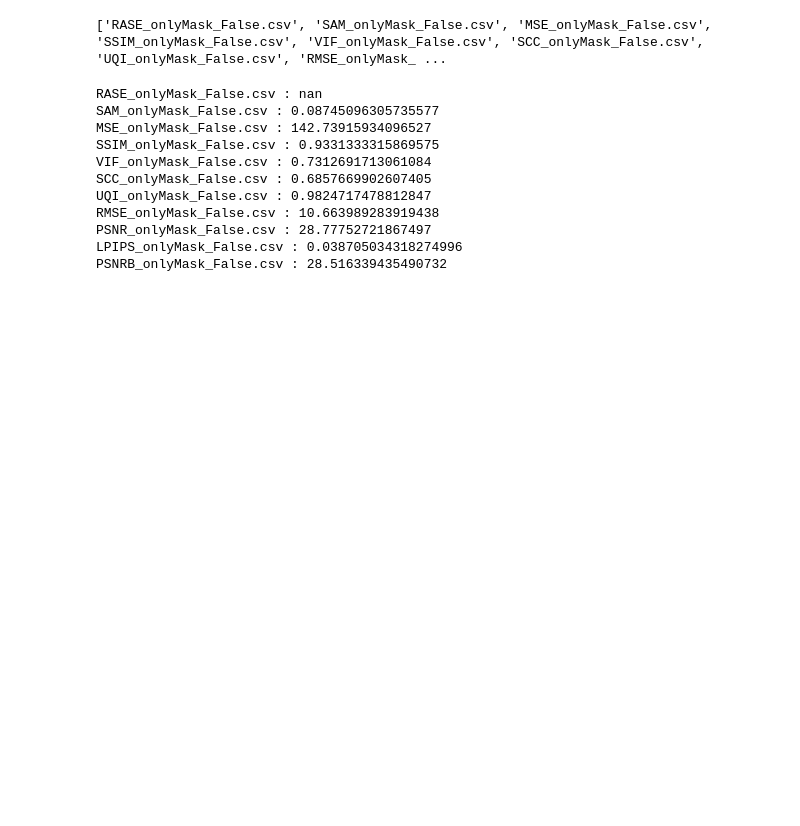
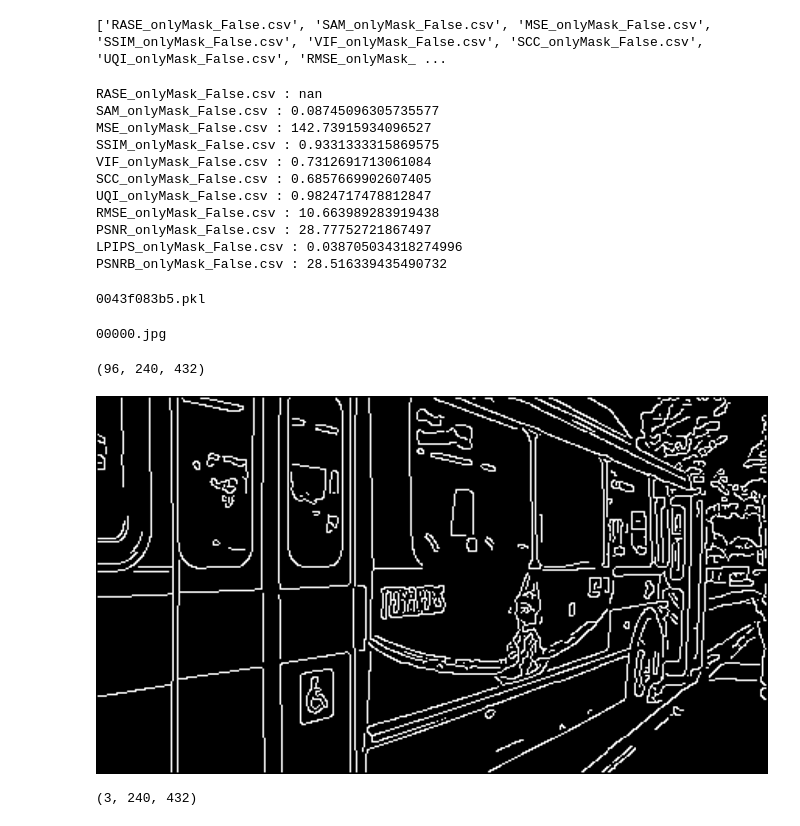
Before and after one commit to BensonYang1999/Thesis, a Jupyter notebook: playground.ipynb, the cells around one changed output. Cells and saved outputs as stored; diff of their text form; code cells hidden in the pictures; blank space fills up the shorter version.

```diff
--- a/playground.ipynb
+++ b/playground.ipynb
@@ -60,0 +108,31 @@ PSNRB_onlyMask_False.csv : 28.516339435490732
+# %%
+import os
+import pandas as pd
+path = './datasets/YouTubeVOS/train_all_frames/pickle'
+files = sorted([f for f in os.listdir(path) if os.path.isfile(os.path.join(path, f))])
+# df = pd.read_pickle(os.path.join(path, files[0]))
+# %%
+idx = 1
+df = pd.read_pickle(os.path.join(path, files[idx]))
+print(files[idx])
+# %% [output]
+0043f083b5.pkl
+# %%
+import numpy as np
+print(df['filename'][0])
+test = np.array(df['edges'].tolist())
+test.shape
+# test.dtype
+# df['edeges'][0]
+# %% [output]
+00000.jpg
+(96, 240, 432)
+# %%
+from PIL import Image
+Image.fromarray(test[0]).resize((1280, 720))
+# %% [output]
+[figure, added]
+# %%
+test[[0, 2, 4]].shape
+# %% [output]
+(3, 240, 432)
```
Also changed, not shown: parts of 1 cell of this notebook, 8 other files.
